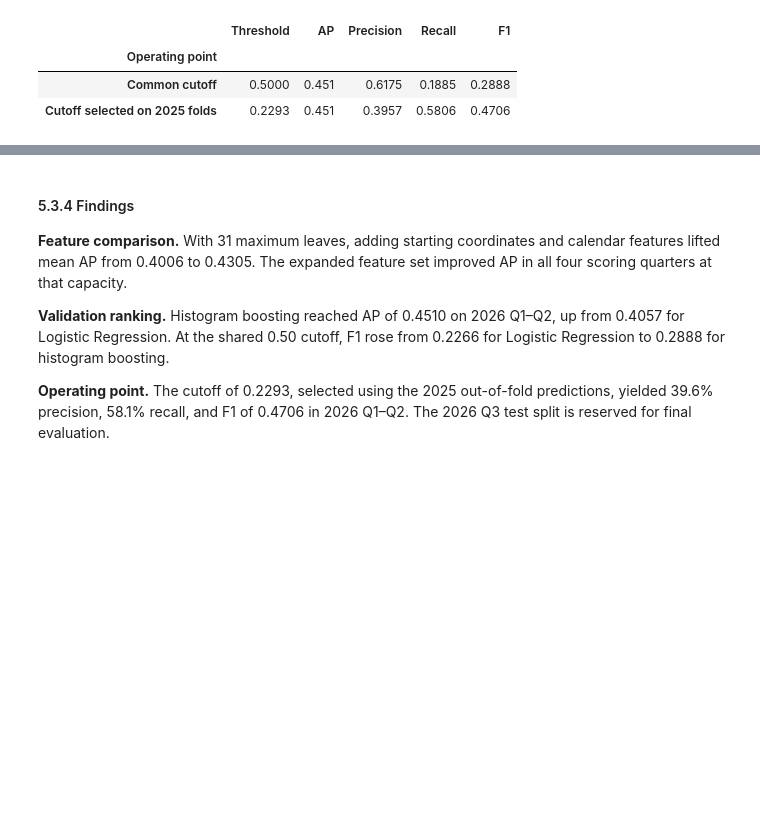
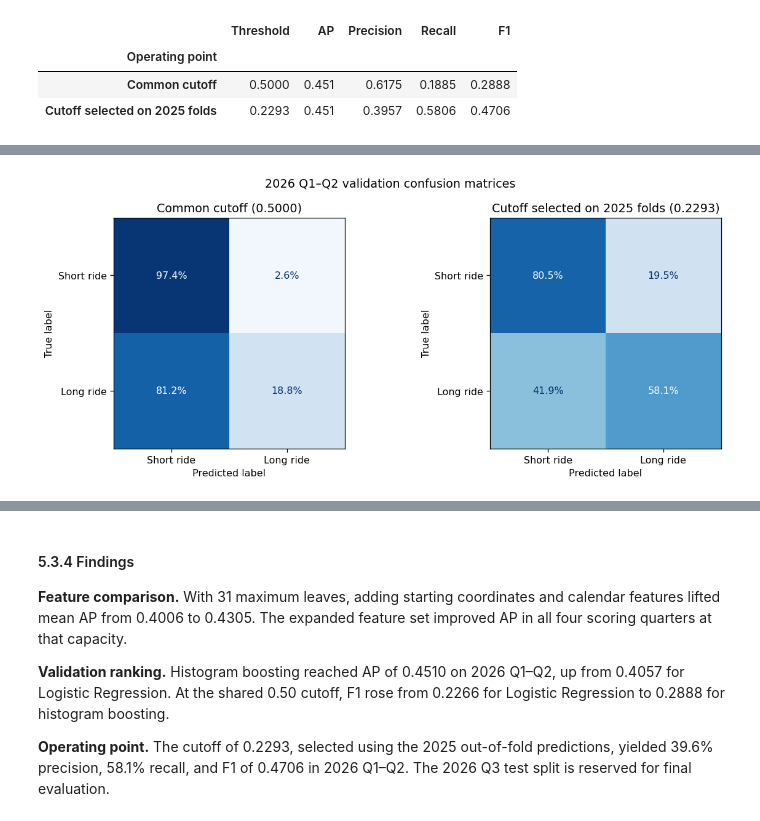
Before and after one commit to GeraintG/CIS_5450_Indigo_Data, a Jupyter notebook: indego_trips_analysis.ipynb, the cells around one changed output, grey strips where cells are left out. Cells and saved outputs as stored; diff of their text form; code cells hidden in the pictures; blank space fills up the shorter version.

```diff
--- a/indego_trips_analysis.ipynb
+++ b/indego_trips_analysis.ipynb
@@ -1693,0 +1791,19 @@ Refitted and scored in 30.2 seconds.
+# %%
+gb_hist_fig, gb_hist_axes = plt.subplots(1, 2, figsize=(11, 4.5))
+for gb_hist_ax, (gb_hist_point, gb_hist_metrics) in zip(gb_hist_axes, gb_hist_validation.iterrows()):
+    gb_hist_cutoff = gb_hist_metrics["Threshold"]
+    gb_hist_cm = confusion_matrix(
+        gb_hist_validation_y, gb_hist_validation_prob >= gb_hist_cutoff,
+        labels=[0, 1], normalize="true",
+    )
+    ConfusionMatrixDisplay(
+        confusion_matrix=gb_hist_cm, display_labels=["Short ride", "Long ride"],
+    ).plot(ax=gb_hist_ax, cmap="Blues", colorbar=False, values_format=".1%")
+    gb_hist_ax.images[0].set_clim(0, 1)
+    gb_hist_ax.set_title(f"{gb_hist_point} ({gb_hist_cutoff:.4f})")
+
+gb_hist_fig.suptitle("2026 Q1–Q2 validation confusion matrices")
+gb_hist_fig.tight_layout()
+plt.show()
+# %% [output]
+[figure, added]
```
Also changed, not shown: parts of 11 cells of this notebook.
